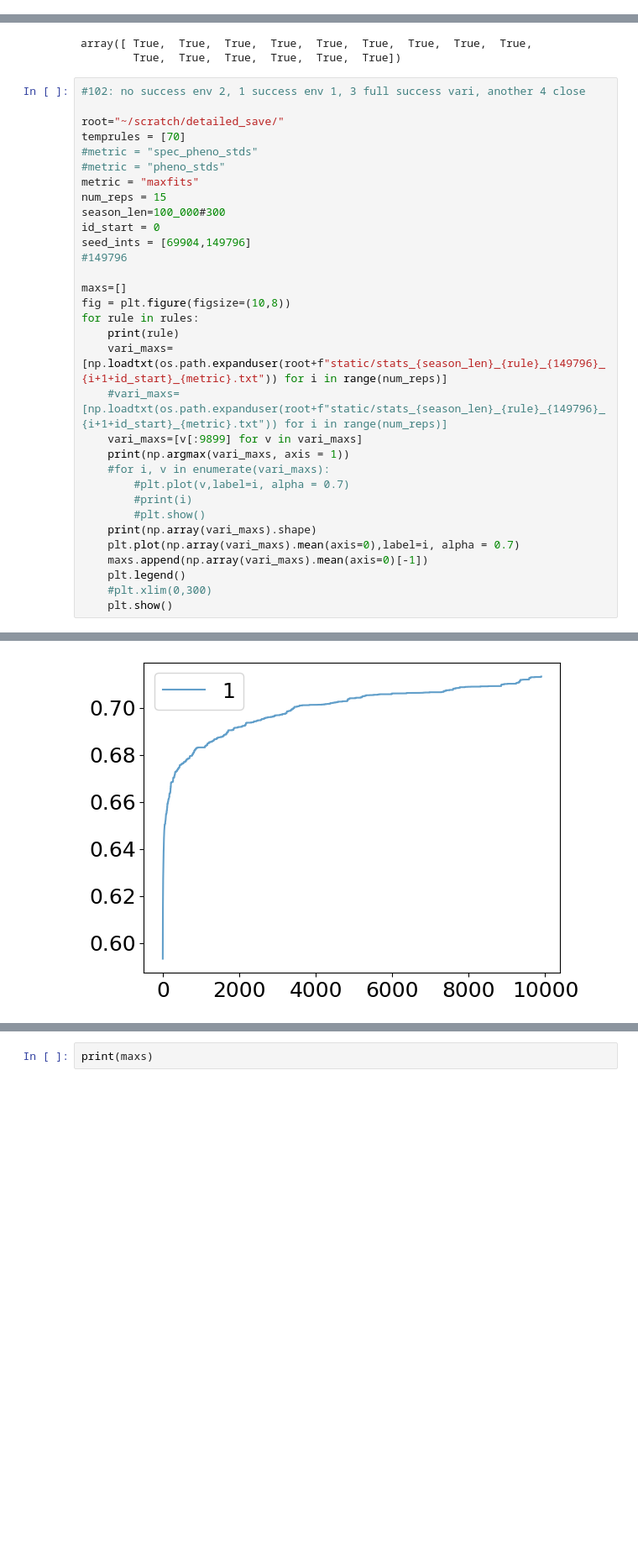
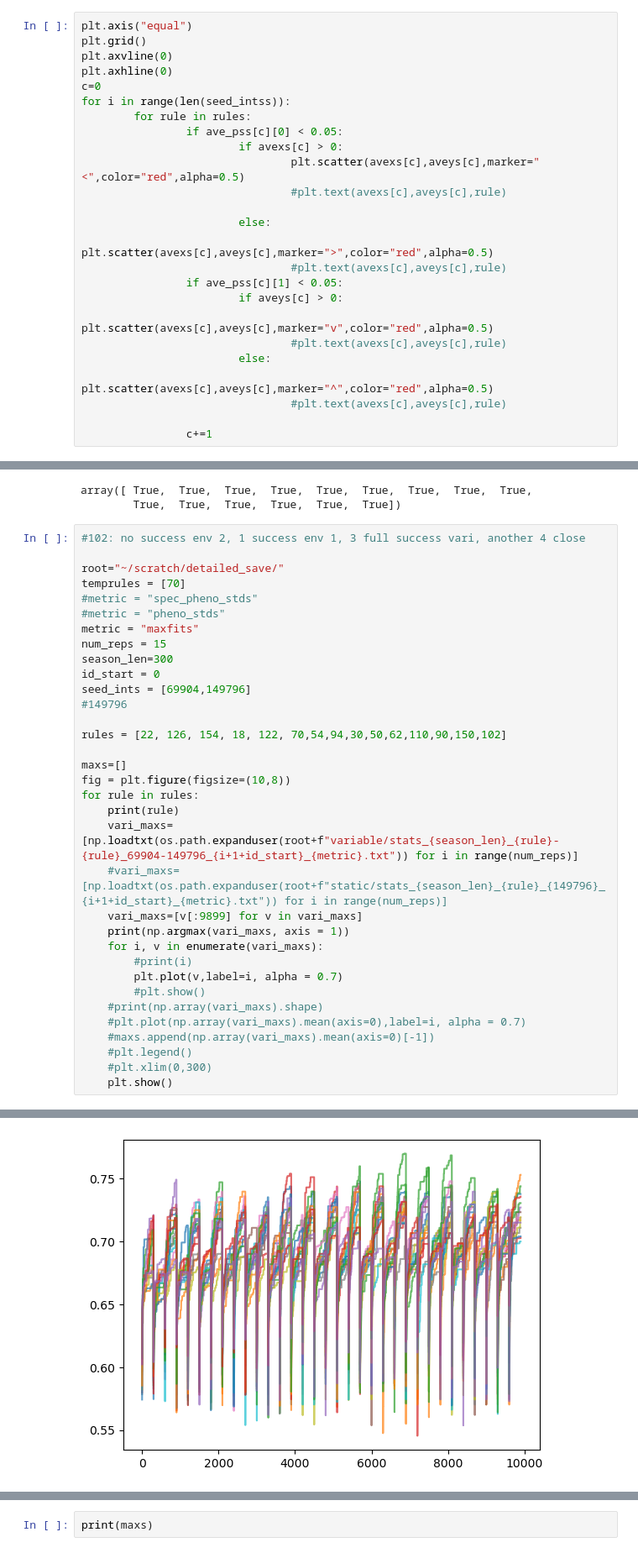
Before and after one commit to Cpetak/CA_GRN2, a Jupyter notebook: variable_maxave.ipynb, the cells around one changed output, grey strips where cells are left out. Shown at 84% size. Cells and saved outputs as stored; diff of their text form; blank space fills up the shorter version.

```diff
--- a/variable_maxave.ipynb
+++ b/variable_maxave.ipynb
@@ -11,0 +404,25 @@ from scipy import stats
+# %%
+plt.axis("equal")
+plt.grid()
+plt.axvline(0)
+plt.axhline(0)
+c=0
+for i in range(len(seed_intss)):
+        for rule in rules:
+                if ave_pss[c][0] < 0.05:
+                        if avexs[c] > 0:
+                                plt.scatter(avexs[c],aveys[c],marker="<",color="red",alpha=0.5)
+                                #plt.text(avexs[c],aveys[c],rule)
+
+                        else:
+                                plt.scatter(avexs[c],aveys[c],marker=">",color="red",alpha=0.5)
+                                #plt.text(avexs[c],aveys[c],rule)
+                if ave_pss[c][1] < 0.05:
+                        if aveys[c] > 0:
+                                plt.scatter(avexs[c],aveys[c],marker="v",color="red",alpha=0.5)
+                                #plt.text(avexs[c],aveys[c],rule)
+                        else:
+                                plt.scatter(avexs[c],aveys[c],marker="^",color="red",alpha=0.5)
+                                #plt.text(avexs[c],aveys[c],rule)
+
+                c+=1
@@ -393,27 +854,29 @@ temprules = [70]
 #metric = "pheno_stds"
 metric = "maxfits"
 num_reps = 15
-season_len=100_000#300
+season_len=300
 id_start = 0
 seed_ints = [69904,149796]
 #149796
+
+rules = [22, 126, 154, 18, 122, 70,54,94,30,50,62,110,90,150,102]
 
 maxs=[]
 fig = plt.figure(figsize=(10,8))
 for rule in rules:
     print(rule)
-    vari_maxs=[np.loadtxt(os.path.expanduser(root+f"static/stats_{season_len}_{rule}_{149796}_{i+1+id_start}_{metric}.txt")) for i in range(num_reps)]
+    vari_maxs=[np.loadtxt(os.path.expanduser(root+f"variable/stats_{season_len}_{rule}-{rule}_69904-149796_{i+1+id_start}_{metric}.txt")) for i in range(num_reps)]
     #vari_maxs=[np.loadtxt(os.path.expanduser(root+f"static/stats_{season_len}_{rule}_{149796}_{i+1+id_start}_{metric}.txt")) for i in range(num_reps)]
     vari_maxs=[v[:9899] for v in vari_maxs]
     print(np.argmax(vari_maxs, axis = 1))
-    #for i, v in enumerate(vari_maxs):
-        #plt.plot(v,label=i, alpha = 0.7)
+    for i, v in enumerate(vari_maxs):
         #print(i)
+        plt.plot(v,label=i, alpha = 0.7)
         #plt.show()
-    print(np.array(vari_maxs).shape)
-    plt.plot(np.array(vari_maxs).mean(axis=0),label=i, alpha = 0.7)
-    maxs.append(np.array(vari_maxs).mean(axis=0)[-1])
-    plt.legend()
+    #print(np.array(vari_maxs).shape)
+    #plt.plot(np.array(vari_maxs).mean(axis=0),label=i, alpha = 0.7)
+    #maxs.append(np.array(vari_maxs).mean(axis=0)[-1])
+    #plt.legend()
     #plt.xlim(0,300)
     plt.show()
 # %% [output]
@@ -429,2 +890,2 @@ for rule in rules:
-[figure, old version]
+[figure, new version]
 154
```
Also changed, not shown: parts of 21 cells of this notebook, 10 other files.
